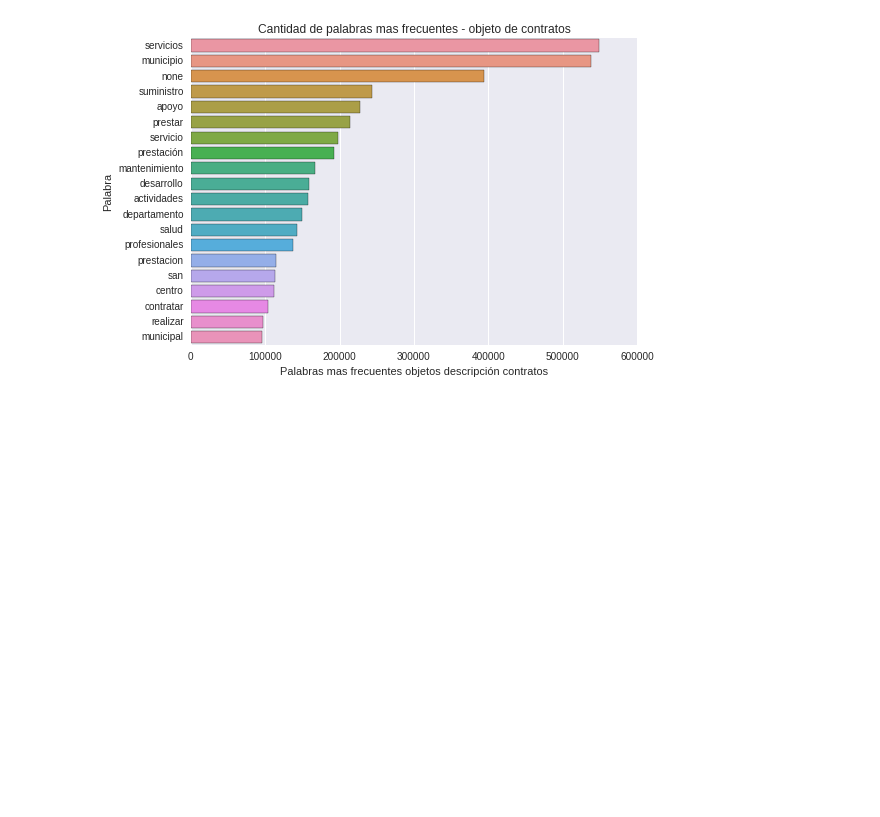
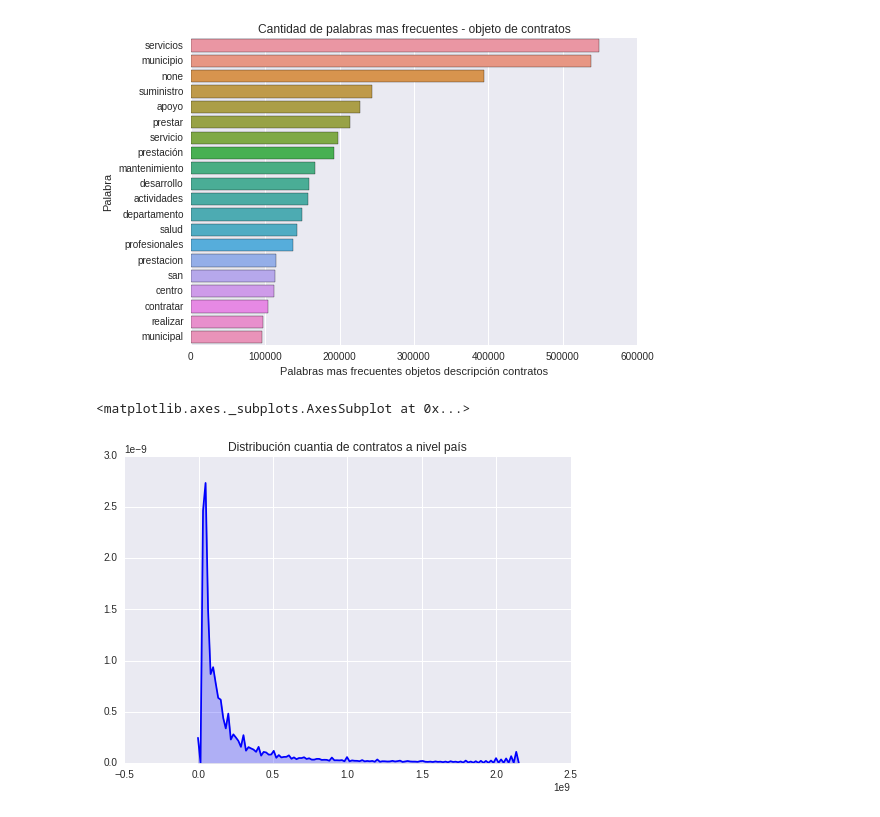
Before and after one commit to jasam/contract_analysis, a Jupyter notebook: contract_analysis.ipynb, the cells around one changed output. Drawn from its saved outputs; the diff is of its cells as text; code cells hidden in the pictures; blank space fills up the shorter version.

```diff
--- a/contract_analysis.ipynb
+++ b/contract_analysis.ipynb
@@ -389,3 +390,11 @@ plot.set(ylabel='Palabra')
 # %% [output]
 [<matplotlib.text.Text at 0x...>]
 [figure]
+# %%
+sns.plt.title('Distribución cuantia de contratos a nivel país')
+sns.distplot(df_clean.select(df_clean.cuantia)
+                     .filter(df_clean.cuantia > 0)
+                     .collect(), hist=False, color="b", kde_kws={"shade": True})
+# %% [output]
+<matplotlib.axes._subplots.AxesSubplot at 0x...>
+[figure, added]
```
Also changed, not shown: parts of 3 cells of this notebook, 9 other files.
